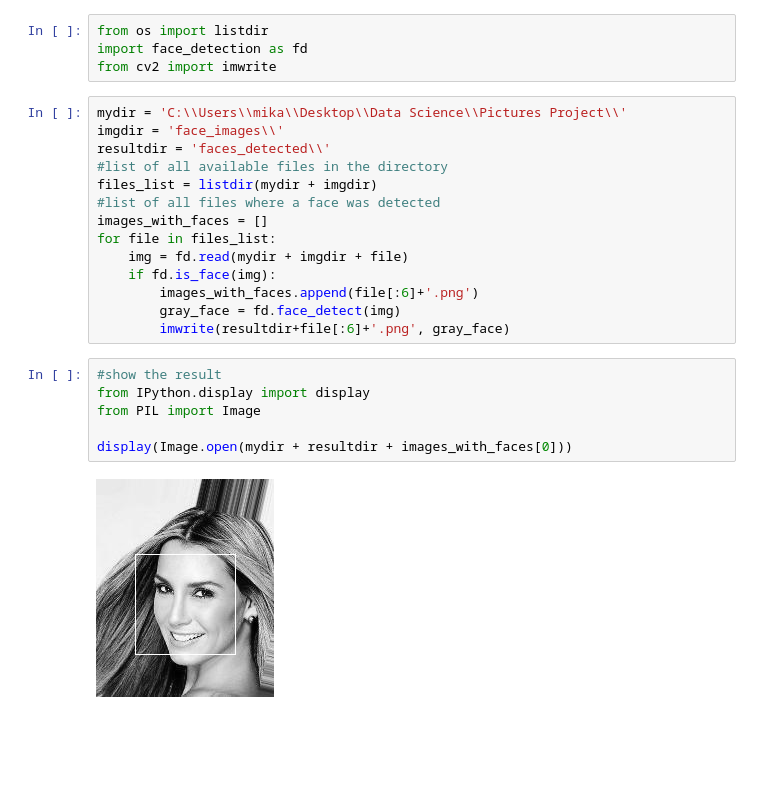
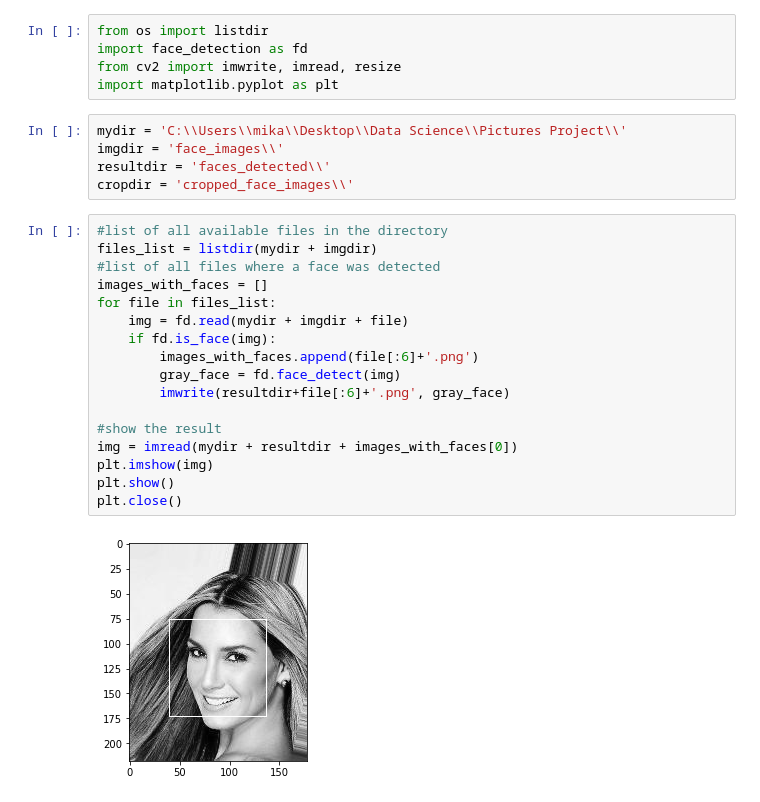
Before and after one commit to NnataKha/Pictures-Project, a Jupyter notebook: Main.ipynb, the cells around one changed output. Saved outputs shown, nothing was run; the diff lists cells and outputs as text; blank space fills up the shorter version.

```diff
--- a/Main.ipynb
+++ b/Main.ipynb
@@ -1,29 +1,32 @@
 # %%
 from os import listdir
 import face_detection as fd
-from cv2 import imwrite
+from cv2 import imwrite, imread, resize
+import matplotlib.pyplot as plt
+# %%
+mydir = 'C:\\Users\\mika\\Desktop\\Data Science\\Pictures Project\\'
+imgdir = 'face_images\\'
+resultdir = 'faces_detected\\'
+cropdir = 'cropped_face_images\\'
 # %%
-mydir = 'C:\\Users\\mika\\Desktop\\Data Science\\Pictures Project\\'
-imgdir = 'face_images\\'
-resultdir = 'faces_detected\\'
 #list of all available files in the directory
 files_list = listdir(mydir + imgdir)
 #list of all files where a face was detected
 images_with_faces = []
 for file in files_list:
     img = fd.read(mydir + imgdir + file)
     if fd.is_face(img):
         images_with_faces.append(file[:6]+'.png')
         gray_face = fd.face_detect(img)
         imwrite(resultdir+file[:6]+'.png', gray_face)
+
+#show the result
+img = imread(mydir + resultdir + images_with_faces[0])
+plt.imshow(img)
+plt.show()
+plt.close()
+# %% [output]
+[figure, added]
-# %%
-#show the result
-from IPython.display import display
-from PIL import Image
-
-display(Image.open(mydir + resultdir + images_with_faces[0]))
-# %% [output]
-[figure, removed]
 # %%
 #image hashing
 from myhash import myhash
```
Also changed, not shown: parts of 8 cells of this notebook, 1 other file.
